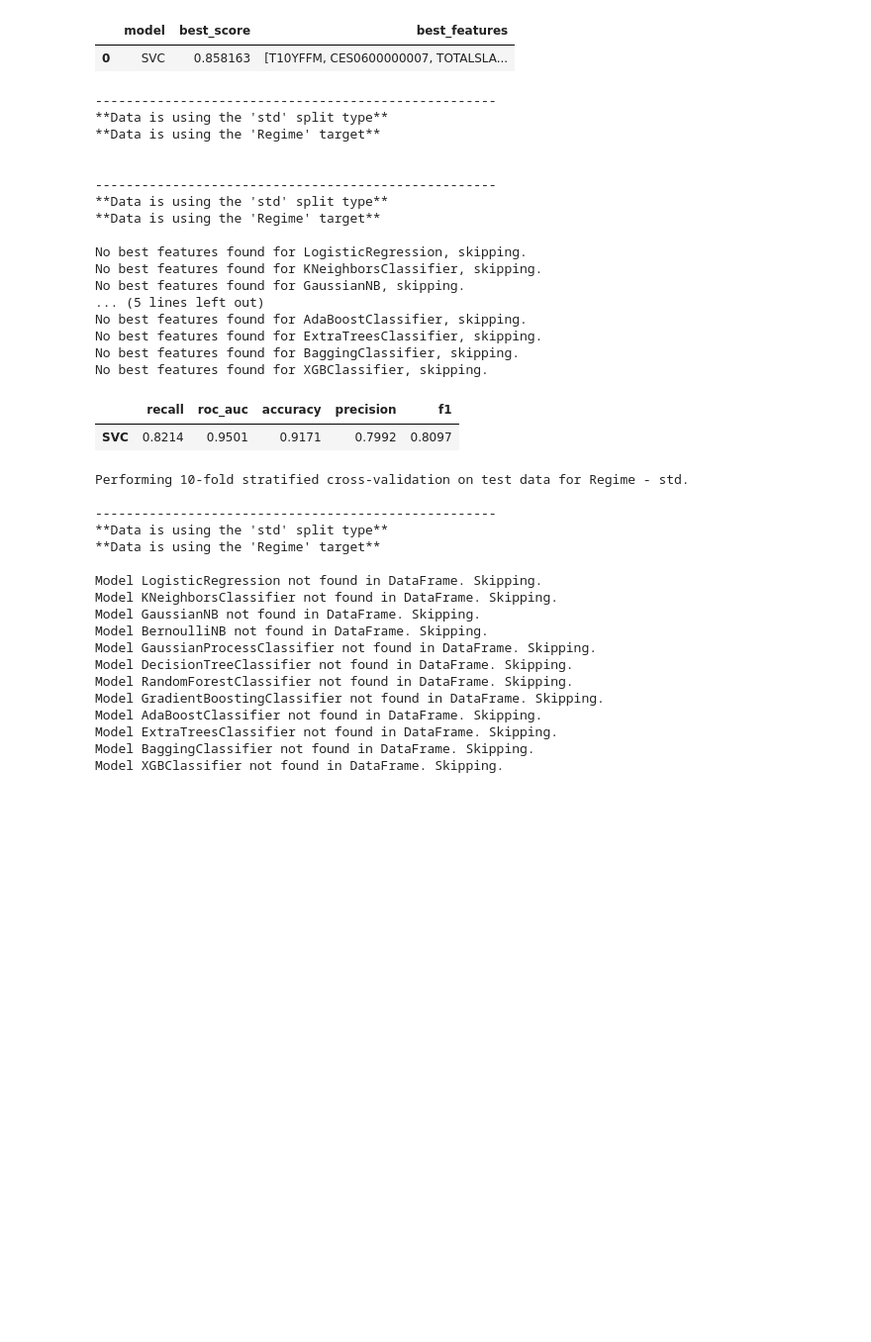
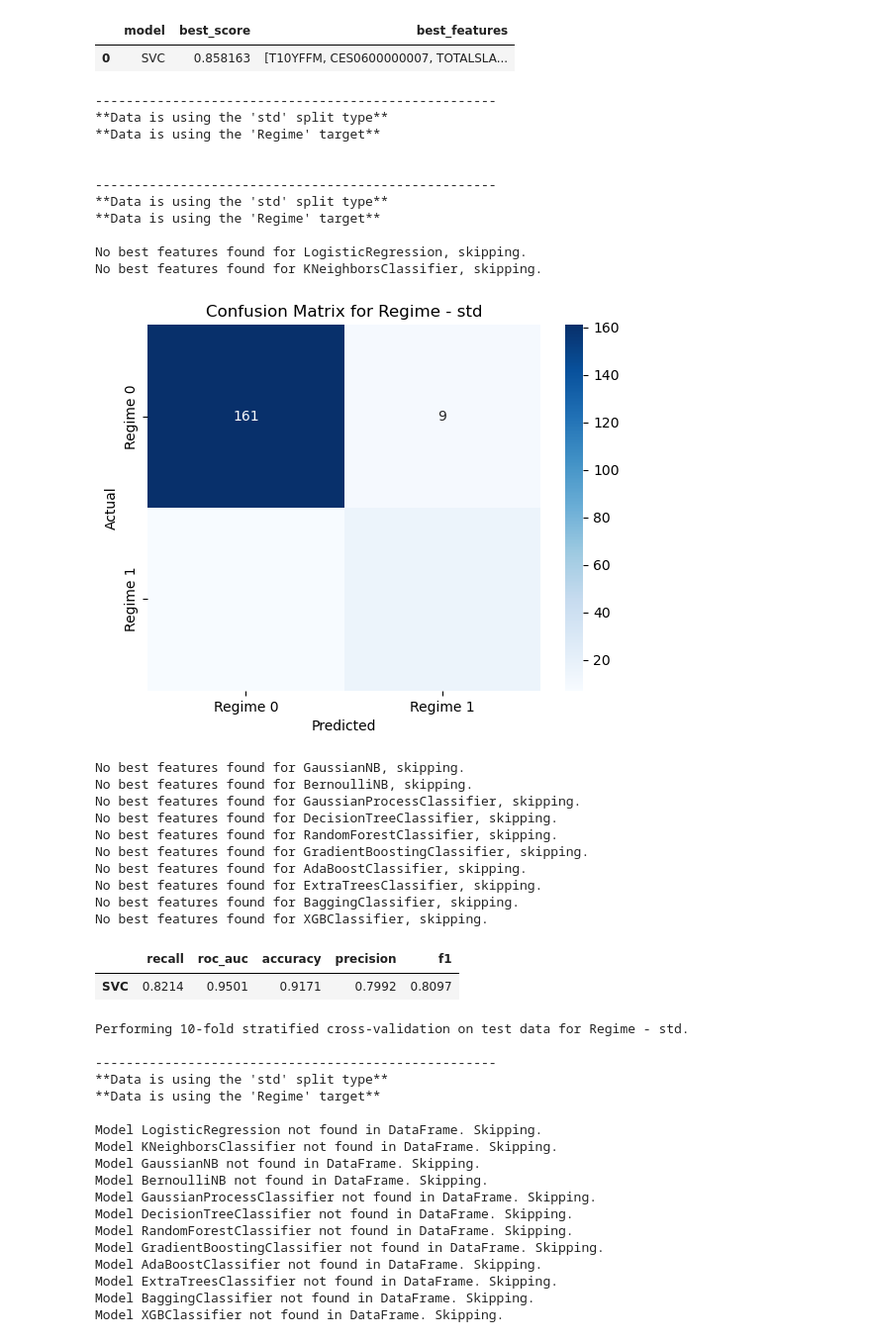
Before and after one commit to jonkerr/bug-free-palm-tree, a Jupyter notebook: permutation_importance_stacked.ipynb, the cells around one changed output. Shown at 99% size. Cells and saved outputs as stored; diff of their text form; code cells hidden in the pictures; blank space fills up the shorter version.

Commit message:
confusion matrices

```diff
--- a/permutation_importance_stacked.ipynb
+++ b/permutation_importance_stacked.ipynb
@@ -26,5 +28,5 @@ from imblearn.over_sampling import SMOTE, BorderlineSMOTE, SVMSMOTE, ADASYN
 # %%
-def load_data(stacked_model, oversample=False):
+def load_data(stacked_model):
     model = stacked_model
     fs = model.get_feature_set()
 
@@ -328,7 +330,7 @@ def load_and_parse_results(target=TARGET, split=SPLIT_TYPE):
     results_df['best_features'] = results_df['best_features'].apply(ast.literal_eval)
     return results_df
 
-def train_and_evaluate(model, X_train, y_train, X_test, y_test):
+def train_and_evaluate(model, X_train, y_train, X_test, y_test, target=TARGET, split=SPLIT_TYPE):
     """
     Helper function to train and evaluate a model on the test set.
     Returns a dictionary of evaluation metrics.
@@ -345,6 +347,13 @@ def train_and_evaluate(model, X_train, y_train, X_test, y_test):
         "precision": precision_score(y_test, Y_pred, average='macro'),
         "f1": f1_score(y_test, Y_pred, average='macro'),
     }
+
+    cm = confusion_matrix(y_test, Y_pred)
+    sns.heatmap(cm, annot=True, fmt='d', cmap='Blues', xticklabels=[f'{target} 0', f'{target} 1'], yticklabels=[f'{target} 0', f'{target} 1'])
+    plt.xlabel('Predicted')
+    plt.ylabel('Actual')
+    plt.title(f'Confusion Matrix for {target} - {split}')
+    plt.show()
 
     results = {metric_name: round(metric_func, 4) for metric_name, metric_func in metrics.items()}
     return results
@@ -387,39 +396,44 @@ def get_evaluation(results_df):
         evaluation_df = pd.DataFrame(evaluation_results, columns=metric_names)
     else:
         evaluation_df = pd.DataFrame(columns=['model'] + list(metrics.keys()))
 
     # set the model name as the index
     evaluation_df = evaluation_df.set_index('model')
     evaluation_df.index.name = None
 
     # sort by recall
     evaluation_df = evaluation_df.sort_values(by='recall', ascending=False)
     return evaluation_df
 
 model = get_ensemble_model()
 
 X_train, y_train, X_test, y_test = load_data(model)
 results_df = load_and_parse_results()
 eval_df = get_evaluation(results_df)
 eval_df
 # %% [output]
 ----------------------------------------------------
 **Data is using the 'std' split type**
 **Data is using the 'Regime' target**
 
 
 ----------------------------------------------------
 **Data is using the 'std' split type**
 **Data is using the 'Regime' target**
 
 No best features found for LogisticRegression, skipping.
 No best features found for KNeighborsClassifier, skipping.
-No best features found for GaussianNB, skipping.
-... (5 lines left out)
-No best features found for AdaBoostClassifier, skipping.
-No best features found for ExtraTreesClassifier, skipping.
-No best features found for BaggingClassifier, skipping.
-No best features found for XGBClassifier, skipping.
+[figure, added]
+No best features found for GaussianNB, skipping.
+No best features found for BernoulliNB, skipping.
+No best features found for GaussianProcessClassifier, skipping.
+No best features found for DecisionTreeClassifier, skipping.
+No best features found for RandomForestClassifier, skipping.
+No best features found for GradientBoostingClassifier, skipping.
+No best features found for AdaBoostClassifier, skipping.
+No best features found for ExtraTreesClassifier, skipping.
+No best features found for BaggingClassifier, skipping.
+No best features found for XGBClassifier, skipping.
 |  | recall | roc_auc | accuracy | precision | f1 |
 | SVC | 0.8214 | 0.9501 | 0.9171 | 0.7992 | 0.8097 |
 # %%
```
Also changed, not shown: parts of 2 cells of this notebook, 2 other files.
